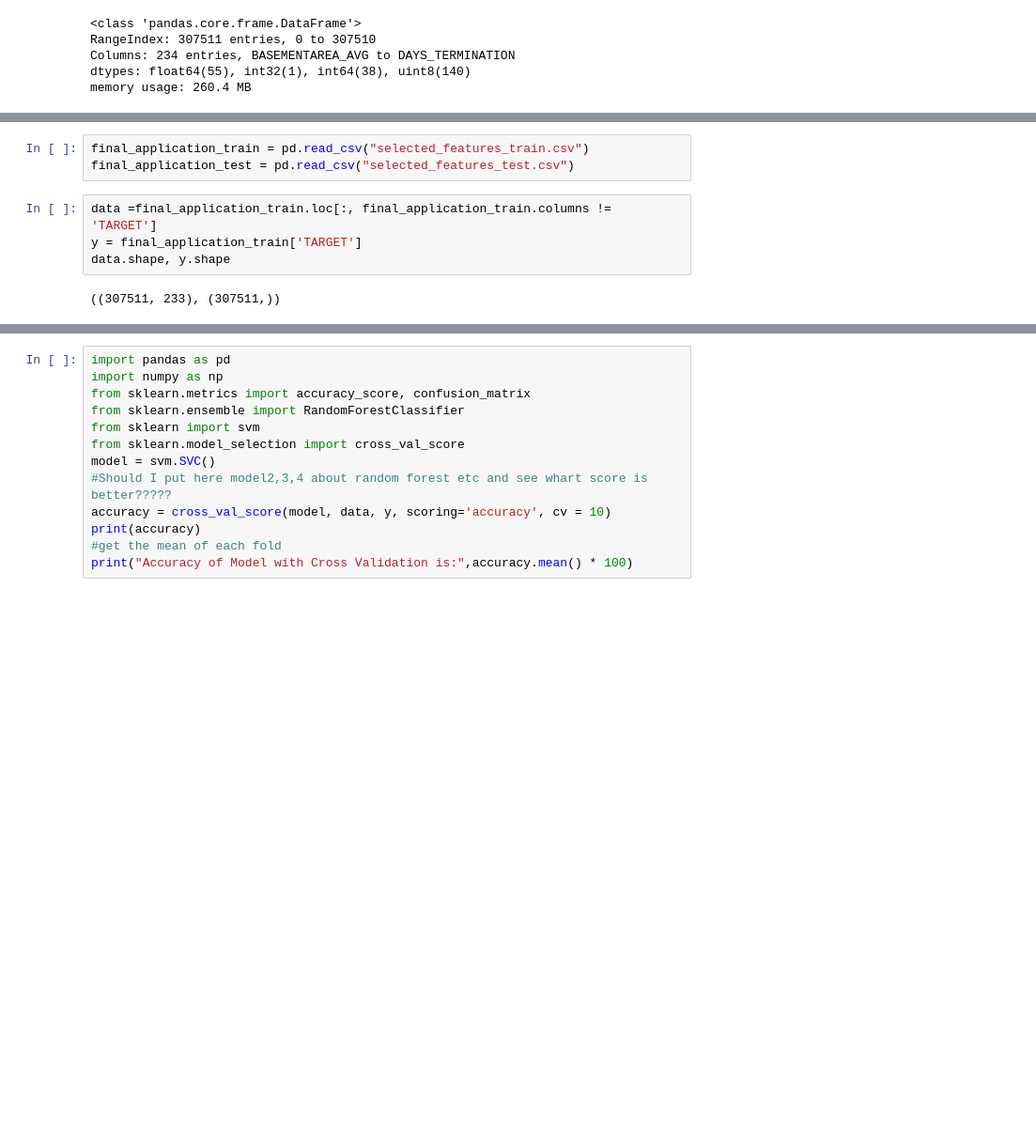
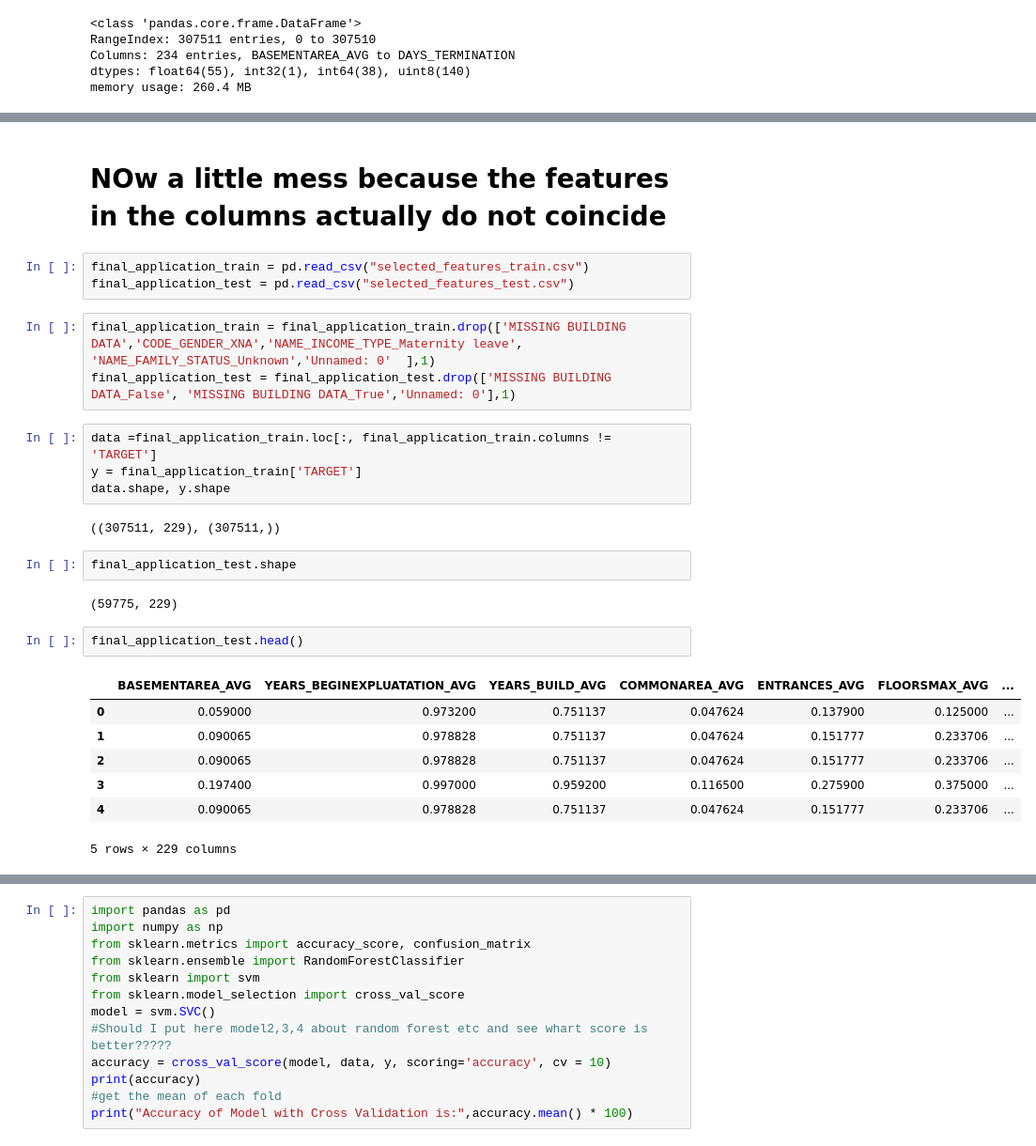
Before and after one commit to Gruntrexpewrus/FDSKagglecompetition, a Jupyter notebook: Home Credit Default RiskLeoafterStefano.ipynb, the cells around one changed output, grey strips where cells are left out. Shown at 94% size. Drawn from its saved outputs; the diff is of its cells as text; blank space fills up the shorter version.

```diff
--- a/Home Credit Default RiskLeoafterStefano.ipynb
+++ b/Home Credit Default RiskLeoafterStefano.ipynb
@@ -1044,9 +1096,28 @@ memory usage: 260.4 MB
+# %% [markdown]
+# NOw a little mess because the features in the columns actually do not coincide
 # %%
 final_application_train = pd.read_csv("selected_features_train.csv")
 final_application_test = pd.read_csv("selected_features_test.csv")
+# %%
+final_application_train = final_application_train.drop(['MISSING BUILDING DATA','CODE_GENDER_XNA','NAME_INCOME_TYPE_Maternity leave', 'NAME_FAMILY_STATUS_Unknown','Unnamed: 0'  ],1)
+final_application_test = final_application_test.drop(['MISSING BUILDING DATA_False', 'MISSING BUILDING DATA_True','Unnamed: 0'],1)
 # %%
 data =final_application_train.loc[:, final_application_train.columns != 'TARGET']
 y = final_application_train['TARGET']
 data.shape, y.shape
 # %% [output]
-((307511, 233), (307511,))
+((307511, 229), (307511,))
+# %%
+final_application_test.shape
+# %% [output]
+(59775, 229)
+# %%
+final_application_test.head()
+# %% [output]
+|  | BASEMENTAREA_AVG | YEARS_BEGINEXPLUATATION_AVG | YEARS_BUILD_AVG | COMMONAREA_AVG | ENTRANCES_AVG | FLOORSMAX_AVG | ... |
+| 0 | 0.059000 | 0.973200 | 0.751137 | 0.047624 | 0.137900 | 0.125000 | ... |
+| 1 | 0.090065 | 0.978828 | 0.751137 | 0.047624 | 0.151777 | 0.233706 | ... |
+| 2 | 0.090065 | 0.978828 | 0.751137 | 0.047624 | 0.151777 | 0.233706 | ... |
+| 3 | 0.197400 | 0.997000 | 0.959200 | 0.116500 | 0.275900 | 0.375000 | ... |
+| 4 | 0.090065 | 0.978828 | 0.751137 | 0.047624 | 0.151777 | 0.233706 | ... |
+5 rows × 229 columns
```
Also changed, not shown: parts of 39 cells of this notebook.
